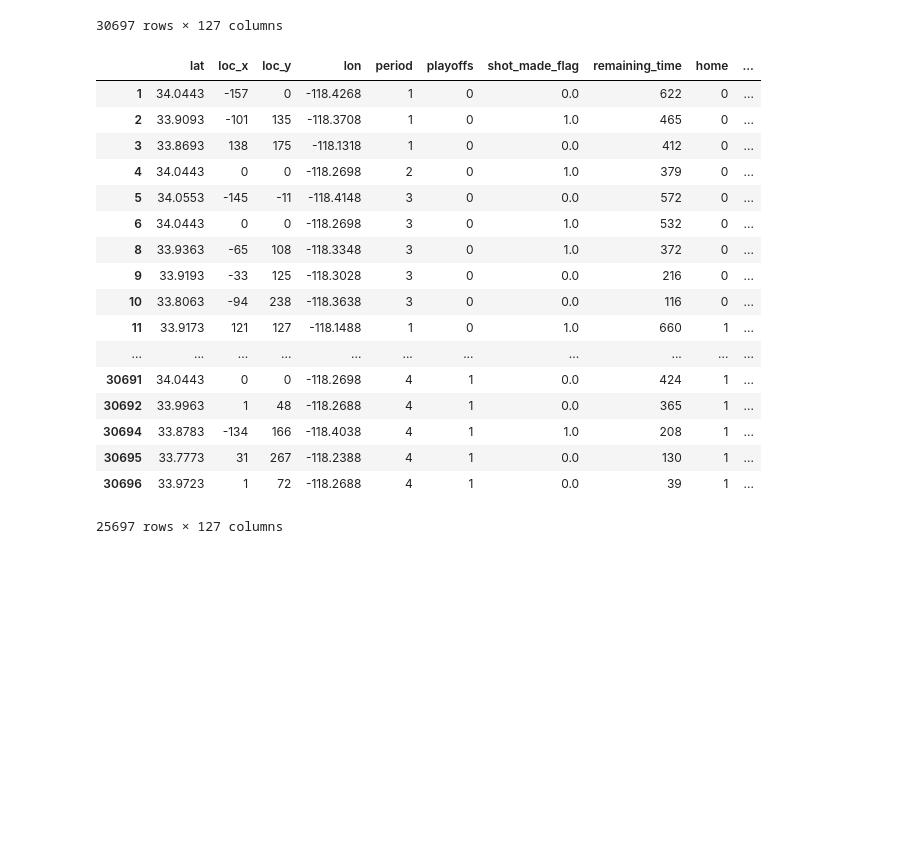
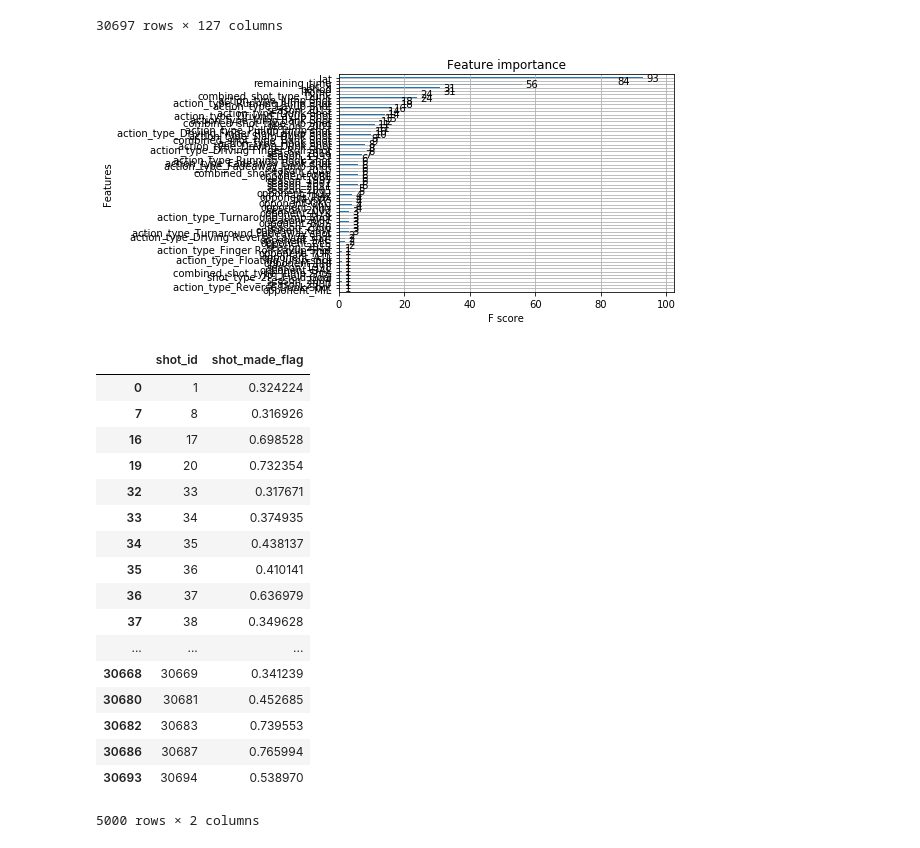
Before and after one commit to sunghoonhong/kobe, a Jupyter notebook: kobe_test.ipynb, the cells around one changed output. Saved outputs shown, nothing was run; the diff lists cells and outputs as text; code cells hidden in the pictures; blank space fills up the shorter version.

```diff
--- a/kobe_test.ipynb
+++ b/kobe_test.ipynb
@@ -78,21 +77,0 @@ notnull_df = raw_df[pd.notnull(raw_df['shot_made_flag'])]
-# %%
-notnull_df
-# %% [output]
-|  | lat | loc_x | loc_y | lon | period | playoffs | shot_made_flag | remaining_time | home | ... |
-| 1 | 34.0443 | -157 | 0 | -118.4268 | 1 | 0 | 0.0 | 622 | 0 | ... |
-| 2 | 33.9093 | -101 | 135 | -118.3708 | 1 | 0 | 1.0 | 465 | 0 | ... |
-| 3 | 33.8693 | 138 | 175 | -118.1318 | 1 | 0 | 0.0 | 412 | 0 | ... |
-| 4 | 34.0443 | 0 | 0 | -118.2698 | 2 | 0 | 1.0 | 379 | 0 | ... |
-| 5 | 34.0553 | -145 | -11 | -118.4148 | 3 | 0 | 0.0 | 572 | 0 | ... |
-| 6 | 34.0443 | 0 | 0 | -118.2698 | 3 | 0 | 1.0 | 532 | 0 | ... |
-| 8 | 33.9363 | -65 | 108 | -118.3348 | 3 | 0 | 1.0 | 372 | 0 | ... |
-| 9 | 33.9193 | -33 | 125 | -118.3028 | 3 | 0 | 0.0 | 216 | 0 | ... |
-| 10 | 33.8063 | -94 | 238 | -118.3638 | 3 | 0 | 0.0 | 116 | 0 | ... |
-| 11 | 33.9173 | 121 | 127 | -118.1488 | 1 | 0 | 1.0 | 660 | 1 | ... |
-| ... | ... | ... | ... | ... | ... | ... | ... | ... | ... | ... |
-| 30691 | 34.0443 | 0 | 0 | -118.2698 | 4 | 1 | 0.0 | 424 | 1 | ... |
-| 30692 | 33.9963 | 1 | 48 | -118.2688 | 4 | 1 | 0.0 | 365 | 1 | ... |
-| 30694 | 33.8783 | -134 | 166 | -118.4038 | 4 | 1 | 1.0 | 208 | 1 | ... |
-| 30695 | 33.7773 | 31 | 267 | -118.2388 | 4 | 1 | 0.0 | 130 | 1 | ... |
-| 30696 | 33.9723 | 1 | 72 | -118.2688 | 4 | 1 | 0.0 | 39 | 1 | ... |
-25697 rows × 127 columns
@@ -100,0 +78,8 @@ from sklearn.ensemble import RandomForestRegressor
+# %%
+notnull_df = raw_df[pd.notnull(raw_df['shot_made_flag'])]
+null_df = raw_df[pd.isnull(raw_df['shot_made_flag'])]
+
+train_X = notnull_df.drop('shot_made_flag', 1)
+train_y = notnull_df['shot_made_flag']
+
+test_X = null_df.drop('shot_made_flag', 1)
@@ -100,0 +90,8 @@ from sklearn.ensemble import RandomForestRegressor
+# %%
+model = XGBClassifier()
+model.fit(train_X, train_y)
+
+plot_importance(model)
+plt.show()
+# %% [output]
+[figure, added]
@@ -100,0 +105,21 @@ from sklearn.ensemble import RandomForestRegressor
+# %%
+result
+# %% [output]
+|  | shot_id | shot_made_flag |
+| 0 | 1 | 0.324224 |
+| 7 | 8 | 0.316926 |
+| 16 | 17 | 0.698528 |
+| 19 | 20 | 0.732354 |
+| 32 | 33 | 0.317671 |
+| 33 | 34 | 0.374935 |
+| 34 | 35 | 0.438137 |
+| 35 | 36 | 0.410141 |
+| 36 | 37 | 0.636979 |
+| 37 | 38 | 0.349628 |
+| ... | ... | ... |
+| 30668 | 30669 | 0.341239 |
+| 30680 | 30681 | 0.452685 |
+| 30682 | 30683 | 0.739553 |
+| 30686 | 30687 | 0.765994 |
+| 30693 | 30694 | 0.538970 |
+5000 rows × 2 columns
```
Also changed, not shown: parts of 8 cells of this notebook, 2 other files.
